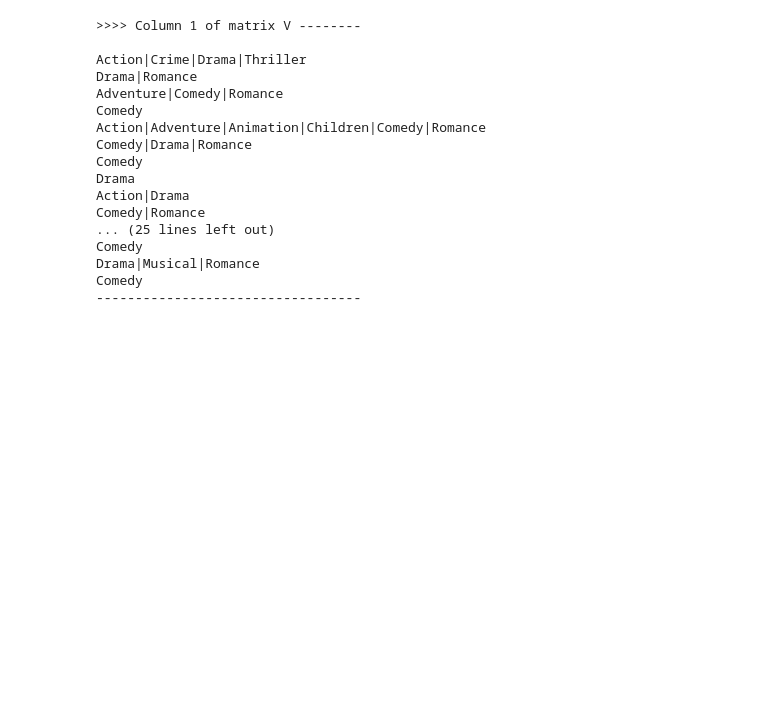
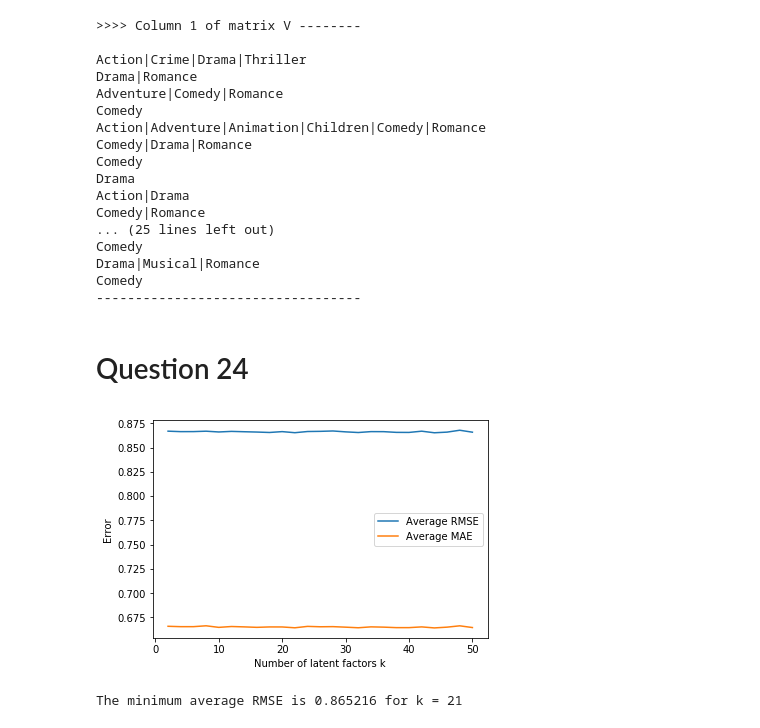
Before and after one commit to NaveganteX/Collaborative-Filtering-1, a Jupyter notebook: EE219_Project3.ipynb, the cells around one changed output. Cells and saved outputs as stored; diff of their text form; code cells hidden in the pictures; blank space fills up the shorter version.

```diff
--- a/EE219_Project3.ipynb
+++ b/EE219_Project3.ipynb
@@ -699,3 +699,37 @@ Comedy
 Drama|Musical|Romance
 Comedy
 ----------------------------------
+# %% [markdown]
+# Question 24
+# %%
+from surprise import accuracy
+from surprise.model_selection import KFold
+from surprise.model_selection.validation import cross_validate
+from surprise.prediction_algorithms.matrix_factorization import SVD
+
+k_list = range(2,52,2)
+RMSE_list = []
+MAE_list = []
+kf = KFold(n_splits=10)
+
+for k in k_list:
+    svd = SVD(n_factors=k, biased=True)
+    val_accuracy = cross_validate(svd, data_in_ratings, measures=['RMSE', 'MAE'], cv=10, verbose=False)
+    # calculate the mean accuracy
+    rmse_mean = np.mean(val_accuracy['test_rmse'])
+    mae_mean = np.mean(val_accuracy['test_mae'])
+    # store the mean into the list
+    RMSE_list.append(rmse_mean)
+    MAE_list.append(mae_mean)
+
+plt.plot(k_list, RMSE_list, label = "Average RMSE")
+plt.plot(k_list, MAE_list, label = "Average MAE")
+plt.xlabel('Number of latent factors k')
+plt.ylabel('Error')
+plt.legend()
+plt.show()
+
+print('The minimum average RMSE is %f for k = %d' %(np.min(RMSE_list),np.argmin(RMSE_list)))
+# %% [output]
+[figure, added]
+The minimum average RMSE is 0.865216 for k = 21
```
Also changed, not shown: parts of 11 cells of this notebook.
